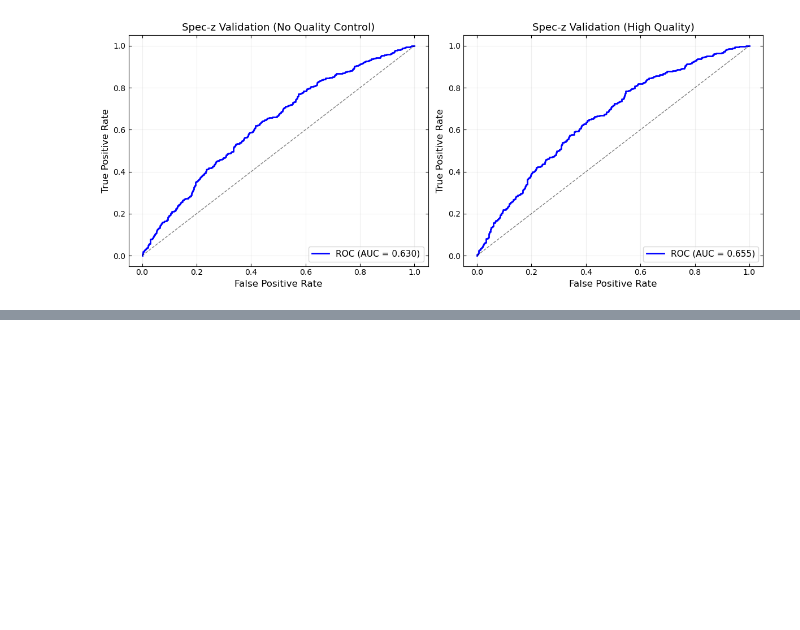
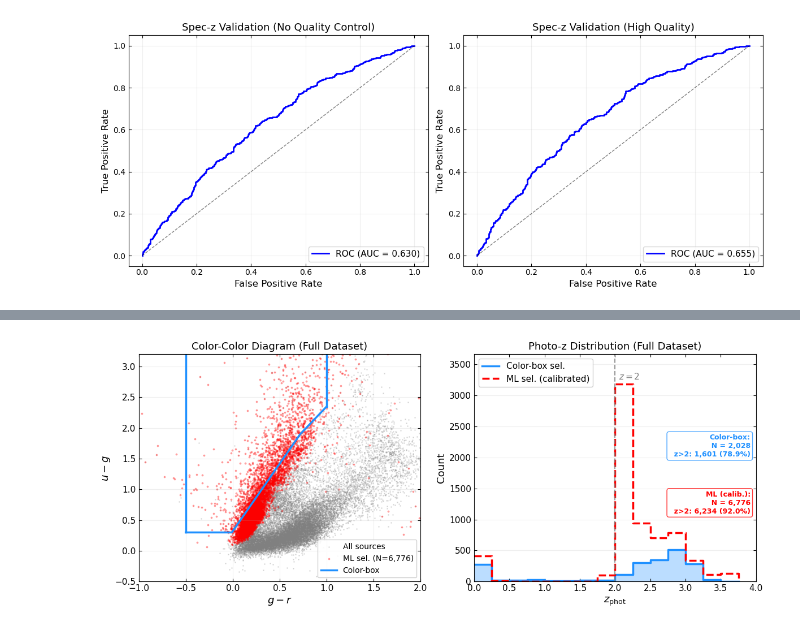
Before and after one commit to Zireael-Rhena/Target_Selection_Based_on_Photometric_Data, a Jupyter notebook: COSMOS_model_training.ipynb, the cells around one changed output, grey strips where cells are left out. Drawn from its saved outputs; the diff is of its cells as text; code cells hidden in the pictures; blank space fills up the shorter version.

```diff
--- a/COSMOS_model_training.ipynb
+++ b/COSMOS_model_training.ipynb
@@ -2232,0 +2331,15 @@ plt.show()
+# %%
+# =============================================================================
+# Train/Test Split (70/30 stratified)
+# =============================================================================
+
+X_train, X_test, y_train, y_test, w_train, w_test, idx_train, idx_test = train_test_split(
+    X_all, y_all, sample_weights, np.arange(len(X_all)),
+    test_size=0.3, stratify=y_all, random_state=42
+)
+
+print(f"\n[2] Train/Test Split:")
+print(f"    Training set: {len(X_train):,} ({len(X_train)/len(X_all)*100:.0f}%)")
+print(f"      - LBG: {y_train.sum():,} ({y_train.mean()*100:.2f}%)")
+print(f"    Test set: {len(X_test):,} ({len(X_test)/len(X_all)*100:.0f}%)")
+print(f"      - LBG: {y_test.sum():,} ({y_test.mean()*100:.2f}%)")
@@ -2232,0 +2849,81 @@ plt.show()
+# %%
+# =============================================================================
+# Full Dataset Visualization
+# =============================================================================
+
+fig, axes = plt.subplots(1, 2, figsize=(12, 5))
+
+# -----------------------------------------------------------------------------
+# (a) Color-color Diagram (Full Dataset)
+# -----------------------------------------------------------------------------
+ax = axes[0]
+
+sample_idx = np.random.choice(len(g_r_all), min(20000, len(g_r_all)), replace=False)
+ax.scatter(g_r_all[sample_idx], u_g_all[sample_idx], s=1, alpha=0.2, c='gray',
+           rasterized=True, label='All sources')
+
+ax.scatter(g_r_all[mask_ml_all], u_g_all[mask_ml_all], s=3, alpha=0.3, c='red',
+           rasterized=True, label=f'ML sel. (N={n_ml_all:,})')
+
+g_r_line = np.linspace(-0.5, 1.0, 400)
+lower_bound = np.array([max(0.3, min(2.2*gr + 0.32, max(0.9, 1.6*gr + 0.75)))
+                        for gr in g_r_line])
+ax.plot(g_r_line, lower_bound, 'dodgerblue', lw=2.5, label='Color-box')
+ax.plot([-0.5, -0.5], [lower_bound[0], 3.5], 'dodgerblue', lw=2.5)
+ax.plot([1.0, 1.0], [lower_bound[-1], 3.5], 'dodgerblue', lw=2.5)
+
+ax.set_xlim(-1.0, 2.0)
+ax.set_ylim(-0.5, 3.2)
+ax.set_xlabel(r'$g - r$', fontsize=13)
+ax.set_ylabel(r'$u - g$', fontsize=13)
+ax.set_title('Color-Color Diagram (Full Dataset)', fontsize=13)
+ax.legend(loc='lower right', fontsize=10, framealpha=0.9)
+ax.tick_params(axis='both', labelsize=11, direction='in', top=True, right=True)
+ax.grid(True, alpha=0.2)
+
+# -----------------------------------------------------------------------------
+# (b) Photo-z Distribution (Full Dataset)
+# -----------------------------------------------------------------------------
+ax = axes[1]
+
+bins = np.arange(0, 4.25, 0.25)
+
+counts_box_all, _ = np.histogram(zphot_box_all, bins=bins)
+ax.step(bins[:-1], counts_box_all, where='post', color='dodgerblue', lw=2.5,
+        label='Color-box sel.')
+ax.fill_between(bins[:-1], counts_box_all, step='post', alpha=0.3, color='dodgerblue')
+
+counts_ml_all, _ = np. histogram(zphot_ml_all, bins=bins)
+ax.step(bins[:-1], counts_ml_all, where='post', color='red', lw=2.5,
+        label='ML sel. (calibrated)', linestyle='--')
+
+y_max = max(counts_box_all.max(), counts_ml_all.max()) * 1.15
+ax.axvline(x=2.0, color='gray', linestyle='--', lw=1.5, alpha=0.8)
+ax.text(2.05, y_max * 0.92, r'$z=2$', fontsize=11, color='gray', va='top')
+
+ax.set_xlim(0, 4.0)
+ax.set_ylim(0, y_max)
+ax.set_xlabel(r'$z_{\rm phot}$', fontsize=13)
+ax.set_ylabel('Count', fontsize=13)
+ax.set_title('Photo-z Distribution (Full Dataset)', fontsize=13)
+ax.legend(loc='upper left', fontsize=11, framealpha=0.9)
+ax.tick_params(axis='both', labelsize=11, direction='in', top=True, right=True)
+ax.grid(True, alpha=0.2, axis='y')
+
+stats_box = f'Color-box:\n  N = {n_box_all:,}\n  z>2: {n_box_all_z2:,} ({purity_box_all:.1f}%)'
+stats_ml = f'ML (calib.):\n  N = {n_ml_all:,}\n  z>2: {n_ml_all_z2:,} ({purity_ml_all:.1f}%)'
+
+ax.text(0.98, 0.65, stats_box, transform=ax.transAxes, fontsize=9,
+        va='top', ha='right', color='dodgerblue', fontweight='bold',
+        bbox=dict(boxstyle='round', facecolor='white', alpha=0.8, edgecolor='dodgerblue'))
+ax.text(0.98, 0.40, stats_ml, transform=ax.transAxes, fontsize=9,
+        va='top', ha='right', color='red', fontweight='bold',
+        bbox=dict(boxstyle='round', facecolor='white', alpha=0.8, edgecolor='red'))
+
+plt.tight_layout()
+plt.savefig('../images/ml_vs_colorbox_fullset.png', dpi=300, bbox_inches='tight')
+plt.show()
+
+print("✓ Figure saved: ../images/ml_vs_colorbox_fullset.png")
+# %% [output]
+[figure, added]
```
Also changed, not shown: parts of 16 cells of this notebook.
